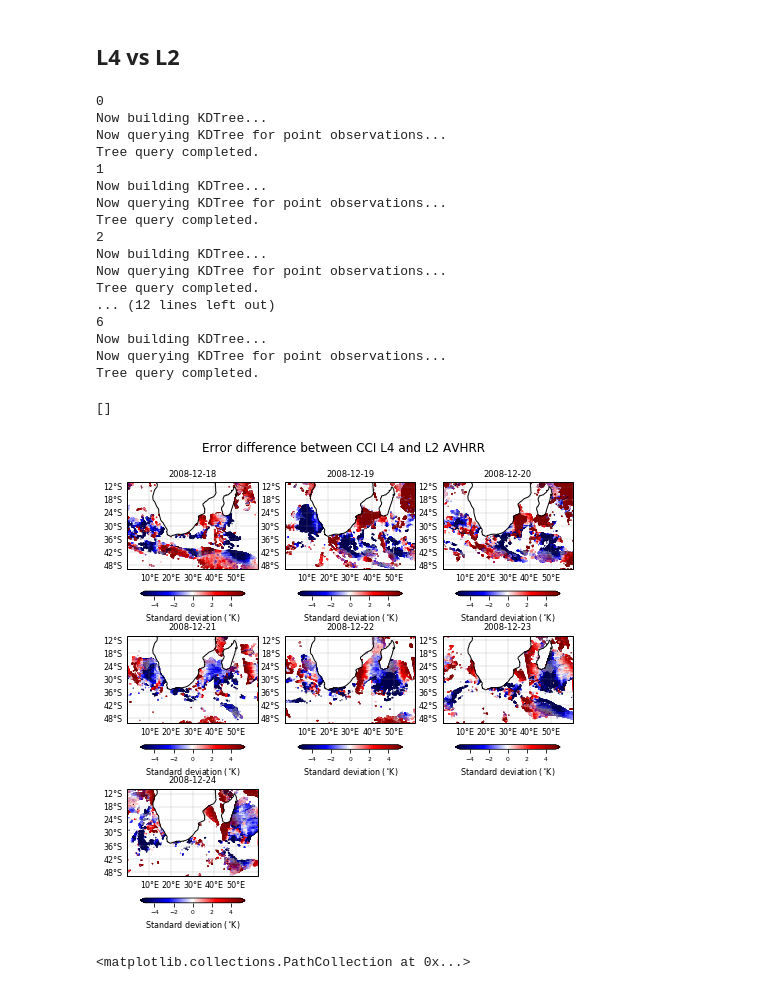
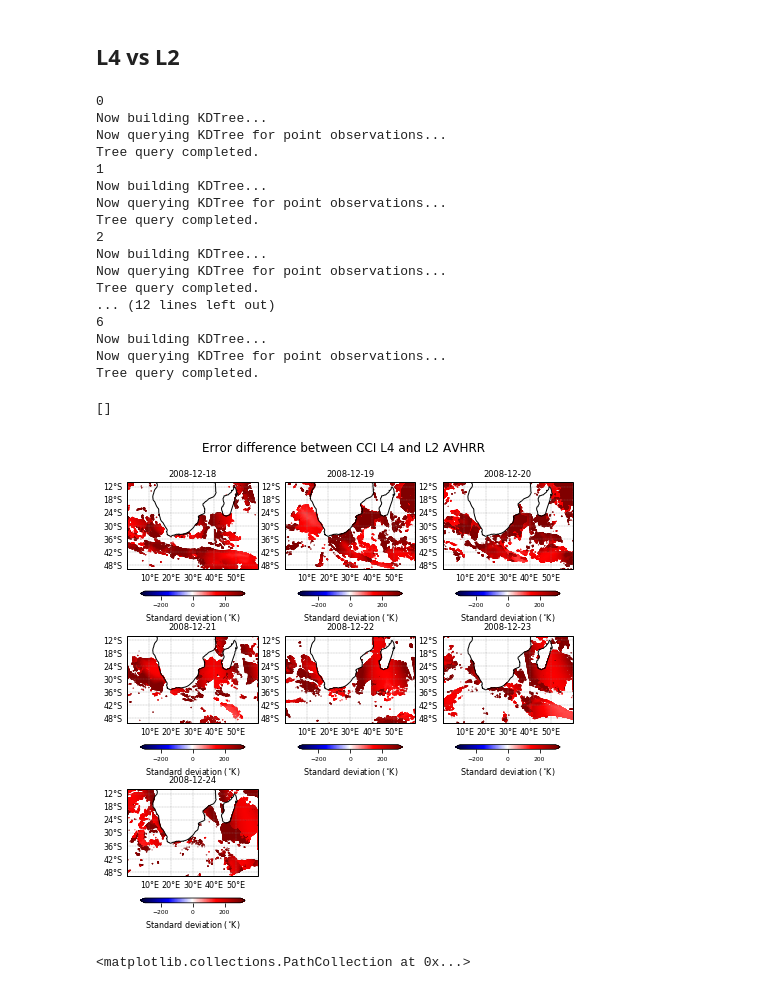
Before and after one commit to HarryLuyt/paper1_scripts, a Jupyter notebook: Scripts/CCI_L4vsTSST.ipynb, the cells around one changed output. Saved outputs shown, nothing was run; the diff lists cells and outputs as text; code cells hidden in the pictures.

Commit message:
Add looped plotting of individual L4,L3,L2 data errors

```diff
--- a/Scripts/CCI_L4vsTSST.ipynb
+++ b/Scripts/CCI_L4vsTSST.ipynb
@@ -152,0 +346,38 @@ plt.tight_layout()
+# %%
+proj = ccrs.PlateCarree()
+
+fig = plt.figure(figsize=(8,8))
+fig.suptitle('L3 AATSR error', y=0.95)
+
+for i in range(0,7):
+    print(i)
+
+    l3_dataset = xr.open_dataset(l3_list[i])
+    l3_dataset = l3_dataset.where((l3_dataset['latitude'] <= -10) & (l3_dataset['latitude'] >= -50))
+    l3_dataset = l3_dataset.where((l3_dataset['longitude'] <= 70) & (l3_dataset['longitude'] >= 0))
+
+    ax = plt.subplot(3,3,i+1,projection=proj)
+    ax.set_extent([0, 60, -50, -10], ccrs.PlateCarree())
+
+    img = plt.scatter(l3_dataset['longitude'], l3_dataset['latitude'], s=0.05, c=l3_dataset['standard_deviation'], transform=ccrs.PlateCarree(), cmap=plt.get_cmap('nipy_spectral'), vmin=0, vmax=0.8)
+    cbar = plt.colorbar(img, shrink=0.8, extend='max', orientation='horizontal', pad=0.17)
+    cbar.ax.tick_params(labelsize=6)
+    cbar.set_label('Standard deviation ($^{\circ}$K)', fontsize=8)
+
+    ax.coastlines()
+
+    # gridline work
+    gl = ax.gridlines(crs=ccrs.PlateCarree(), color='grey', linewidth=0.3, draw_labels=True, linestyle='dashed')
+    gl.xlabels_top = False
+    gl.xlabels_bottom = True
+    gl.ylabels_right = False
+    gl.xformatter = LONGITUDE_FORMATTER
+    gl.yformatter = LATITUDE_FORMATTER
+    gl.xlabel_style = {'size': 6}
+    gl.ylabel_style = {'size': 6}
+
+    ax.set_title('{0}'.format(l4['analysis_uncertainty'][i]['time'].data.astype('datetime64[D]')), fontsize='small')
+
+plt.tight_layout(h_pad=1.0)
+plt.savefig('../Figures/error_differences/L3_error.png', dpi=300, bbox_inches='tight', format='png')
+plt.plot()
@@ -232,12 +473,14 @@ for i in range(0,7):
     print(i)
 
     l2_dataset = xr.open_dataset(l2_list[i])
-    errDiff, gridInf, pointsInf = NearestNeighbourDiff(l4.isel(time=i), l2_dataset, gridInf=25, pointsInf=30)
+    l2_dataset = l2_dataset.where((l2_dataset['latitude'] <= -10) & (l2_dataset['latitude'] >= -50))
+    l2_dataset = l2_dataset.where((l2_dataset['longitude'] <= 70) & (l2_dataset['longitude'] >= 0))
+    errDiff, gridInf, pointsInf = NearestNeighbourDiff(l4.isel(time=i), l2_dataset, gridInf=25, pointsInf=800)
 
     ax = plt.subplot(3,3,i+1,projection=proj)
     ax.set_extent([0, 60, -50, -10], ccrs.PlateCarree())
 
-    img = plt.scatter(l2_dataset['longitude'], l2_dataset['latitude'], s=0.05, c=errDiff, transform=ccrs.PlateCarree(), cmap=plt.get_cmap('seismic'), vmin=-5, vmax=5)
+    img = plt.scatter(l2_dataset['longitude'], l2_dataset['latitude'], s=0.05, c=errDiff, transform=ccrs.PlateCarree(), cmap=plt.get_cmap('seismic'), vmin=-300, vmax=300)
     cbar = plt.colorbar(img, shrink=0.8, extend='both', orientation='horizontal', pad=0.17)
     cbar.ax.tick_params(labelsize=6)
     cbar.set_label('Standard deviation ($^{\circ}$K)', fontsize=8)
@@ -251,34 +494,34 @@ for i in range(0,7):
     gl.ylabels_right = False
     gl.xformatter = LONGITUDE_FORMATTER
     gl.yformatter = LATITUDE_FORMATTER
     gl.xlabel_style = {'size': 8}
     gl.ylabel_style = {'size': 8}
 
     ax.set_title('{0}'.format(l4['analysis_uncertainty'][i]['time'].data.astype('datetime64[D]')), fontsize='small')
 
 plt.tight_layout(h_pad=1.0)
 plt.savefig('../Figures/error_differences/L4_{0}_L2_{1}.png'.format(gridInf, pointsInf), dpi=300, bbox_inches='tight', format='png')
 plt.plot()
 # %% [output]
 0
 Now building KDTree...
 Now querying KDTree for point observations...
 Tree query completed.
 1
 Now building KDTree...
 Now querying KDTree for point observations...
 Tree query completed.
 2
 Now building KDTree...
 Now querying KDTree for point observations...
 Tree query completed.
 ... (12 lines left out)
 6
 Now building KDTree...
 Now querying KDTree for point observations...
 Tree query completed.
 []
-[figure, old version]
+[figure, new version]
 # %%
 xs = tree.data[idx-1][:,0]
 ys = tree.data[idx-1][:,1]
```
Also changed, not shown: parts of 15 cells of this notebook.
